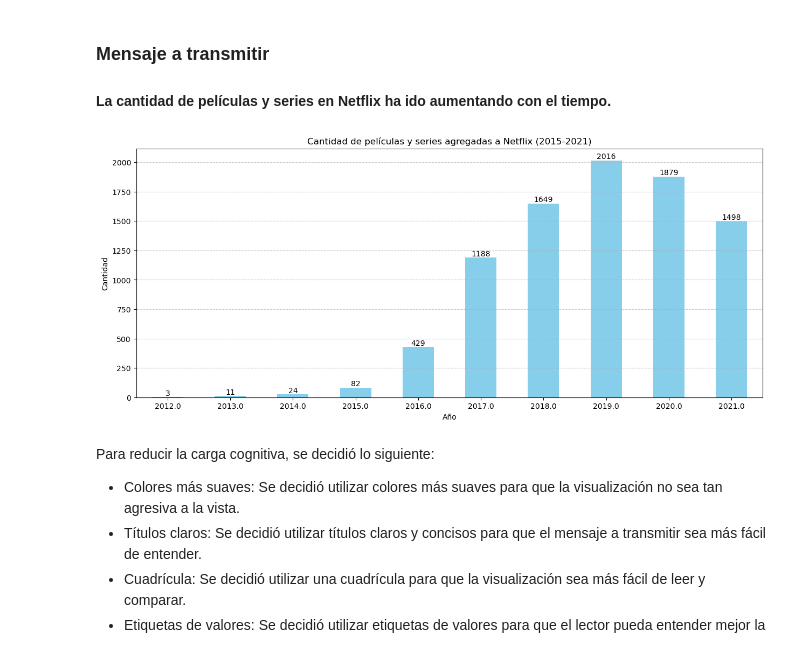
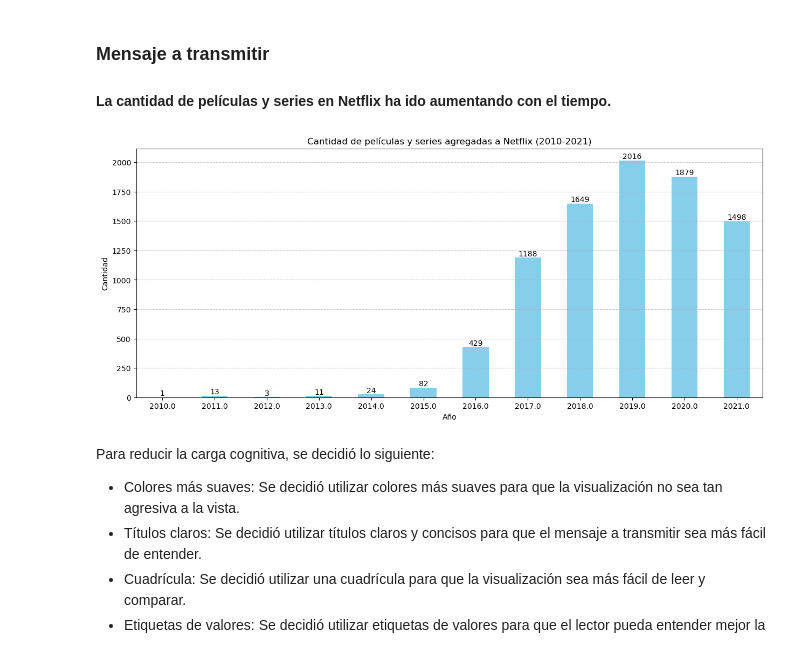
Before and after one commit to markalbrand56/DS-Laboratorio-9, a Jupyter notebook: netflix_titles.ipynb, the cells around one changed output. Drawn from its saved outputs; the diff is of its cells as text; code cells hidden in the pictures.

Commit message:
Update netflix_titles.ipynb
Co-Authored-By: Jimena Hernández <77686378+Kojimena@users.noreply.github.com>

```diff
--- a/netflix_titles.ipynb
+++ b/netflix_titles.ipynb
@@ -100,24 +100,24 @@ netflix_titles['date_added'] = pd.to_datetime(netflix_titles['date_added'])
 netflix_titles['release_year'] = netflix_titles['release_year'].astype(int)  # Año de lanzamiento de la película o serie
 netflix_titles['year_added'] = netflix_titles['date_added'].dt.year # Año en que se agregó a netflix
 # %%
-filtered_data = netflix_titles[netflix_titles['year_added'].between(2012, 2021)]
+filtered_data = netflix_titles[netflix_titles['year_added'].between(2010, 2021)]
 counts = filtered_data['year_added'].value_counts().sort_index()
 
 counts.plot(kind='bar', figsize=(15, 6), color='skyblue')
 
-plt.title('Cantidad de películas y series agregadas a Netflix (2015-2021)')
+plt.title('Cantidad de películas y series agregadas a Netflix (2010-2021)')
 plt.xlabel('Año')
 plt.ylabel('Cantidad')
 
 plt.grid(axis='y', linestyle='--', alpha=0.7)
 
 for i, v in enumerate(counts):
     plt.text(i, v + 0.5, str(v), ha='center', va='bottom')
 
 plt.xticks(rotation=0)
 plt.show()
 # %% [output]
-[figure, old version]
+[figure, new version]
 # %% [markdown]
 Para reducir la carga cognitiva, se decidió lo siguiente:
 
```
Also changed, not shown: parts of 3 cells of this notebook.
